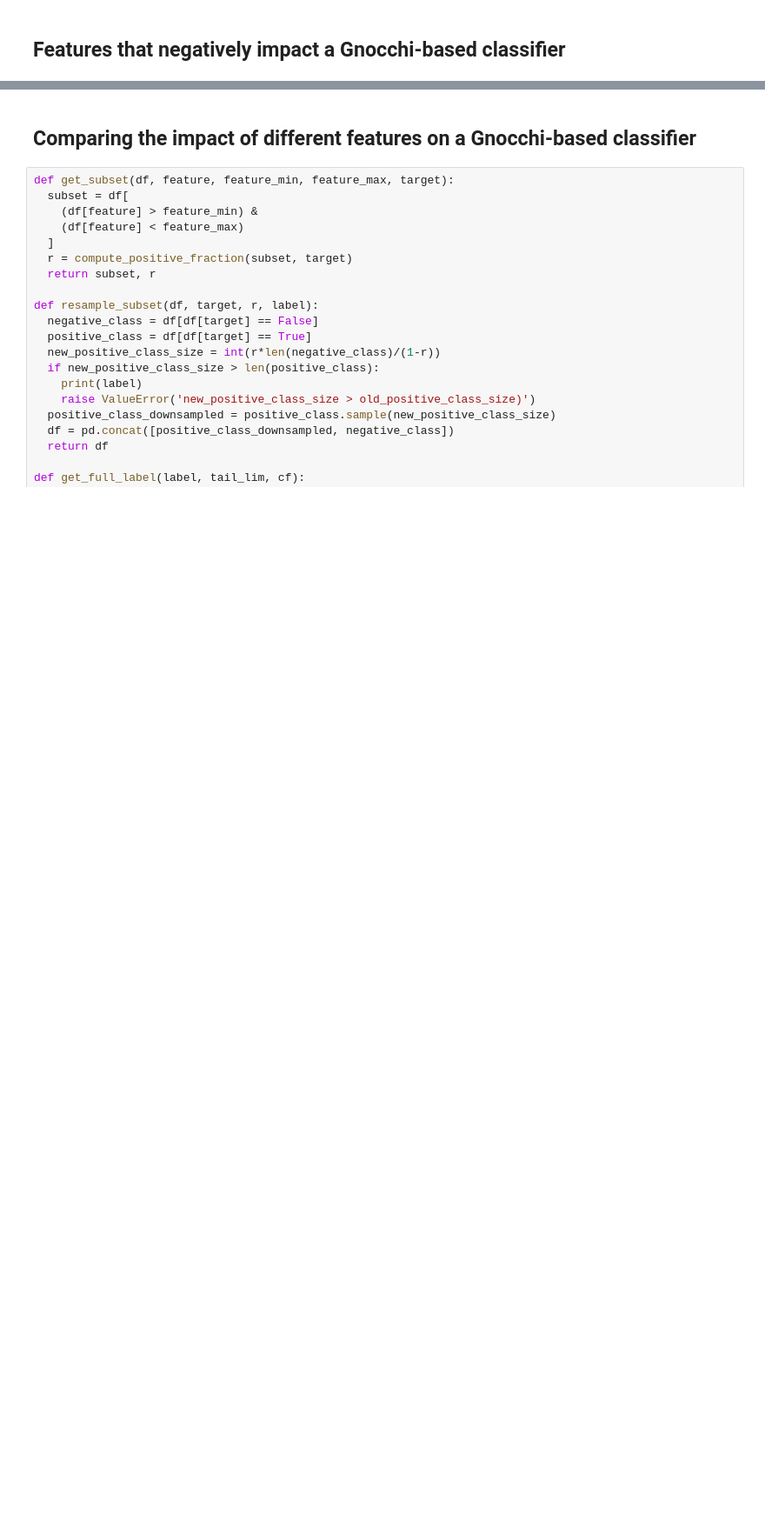
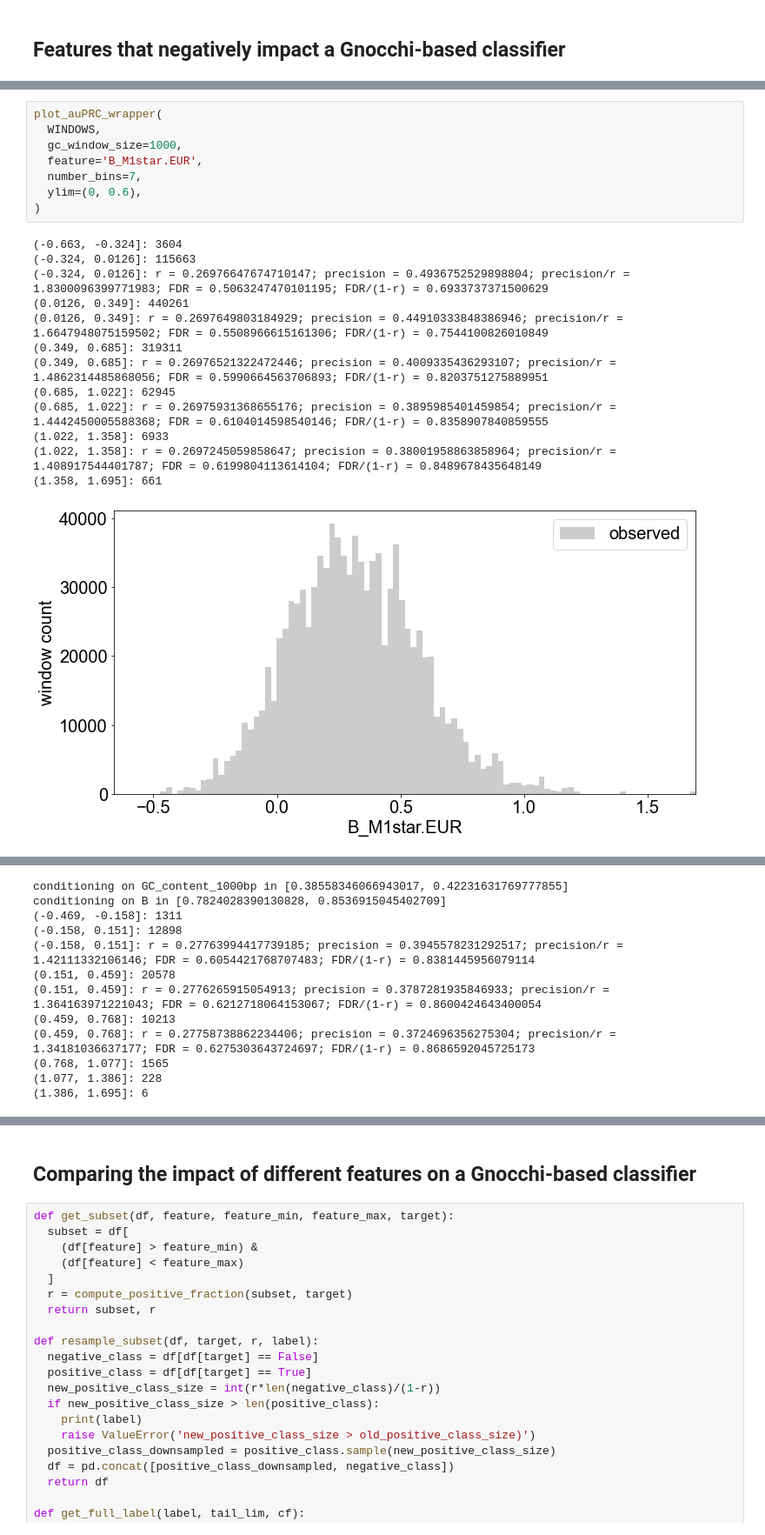
Before and after one commit to quinlan-lab/constraint-tools, a Jupyter notebook: papers/neutral_models_are_biased/2.ipynb, the cells around one changed output, grey strips where cells are left out. Shown at 87% size. Saved outputs shown, nothing was run; the diff lists cells and outputs as text; blank space fills up the shorter version.

```diff
--- a/papers/neutral_models_are_biased/2.ipynb
+++ b/papers/neutral_models_are_biased/2.ipynb
@@ -321,0 +498,22 @@ r = 0.27577608250036983; FDR = 0.6157740474287237; FDR/(1-r) = 0.850253675071478
+# %%
+plot_auPRC_wrapper(
+  WINDOWS,
+  gc_window_size=1000,
+  feature='B_M1star.EUR',
+  number_bins=7,
+  ylim=(0, 0.6),
+)
+# %% [output]
+(-0.663, -0.324]: 3604
+(-0.324, 0.0126]: 115663
+(-0.324, 0.0126]: r = 0.26976647674710147; precision = 0.4936752529898804; precision/r = 1.8300096399771983; FDR = 0.5063247470101195; FDR/(1-r) = 0.6933737371500629
+(0.0126, 0.349]: 440261
+(0.0126, 0.349]: r = 0.2697649803184929; precision = 0.44910333848386946; precision/r = 1.6647948075159502; FDR = 0.5508966615161306; FDR/(1-r) = 0.7544100826010849
+(0.349, 0.685]: 319311
+(0.349, 0.685]: r = 0.26976521322472446; precision = 0.4009335436293107; precision/r = 1.4862314485868056; FDR = 0.5990664563706893; FDR/(1-r) = 0.8203751275889951
+(0.685, 1.022]: 62945
+(0.685, 1.022]: r = 0.26975931368655176; precision = 0.3895985401459854; precision/r = 1.4442450005588368; FDR = 0.6104014598540146; FDR/(1-r) = 0.8358907840859555
+(1.022, 1.358]: 6933
+(1.022, 1.358]: r = 0.2697245059858647; precision = 0.38001958863858964; precision/r = 1.408917544401787; FDR = 0.6199804113614104; FDR/(1-r) = 0.8489678435648149
+(1.358, 1.695]: 661
+[figure, added]
@@ -321,0 +521,12 @@ r = 0.27577608250036983; FDR = 0.6157740474287237; FDR/(1-r) = 0.850253675071478
+conditioning on GC_content_1000bp in [0.38558346066943017, 0.42231631769777855]
+conditioning on B in [0.7824028390130828, 0.8536915045402709]
+(-0.469, -0.158]: 1311
+(-0.158, 0.151]: 12898
+(-0.158, 0.151]: r = 0.27763994417739185; precision = 0.3945578231292517; precision/r = 1.42111332106146; FDR = 0.6054421768707483; FDR/(1-r) = 0.8381445956079114
+(0.151, 0.459]: 20578
+(0.151, 0.459]: r = 0.2776265915054913; precision = 0.3787281935846933; precision/r = 1.364163971221043; FDR = 0.6212718064153067; FDR/(1-r) = 0.8600424643400054
+(0.459, 0.768]: 10213
+(0.459, 0.768]: r = 0.27758738862234406; precision = 0.3724696356275304; precision/r = 1.34181036637177; FDR = 0.6275303643724697; FDR/(1-r) = 0.8686592045725173
+(0.768, 1.077]: 1565
+(1.077, 1.386]: 228
+(1.386, 1.695]: 6
```
Also changed, not shown: parts of 7 cells of this notebook.
